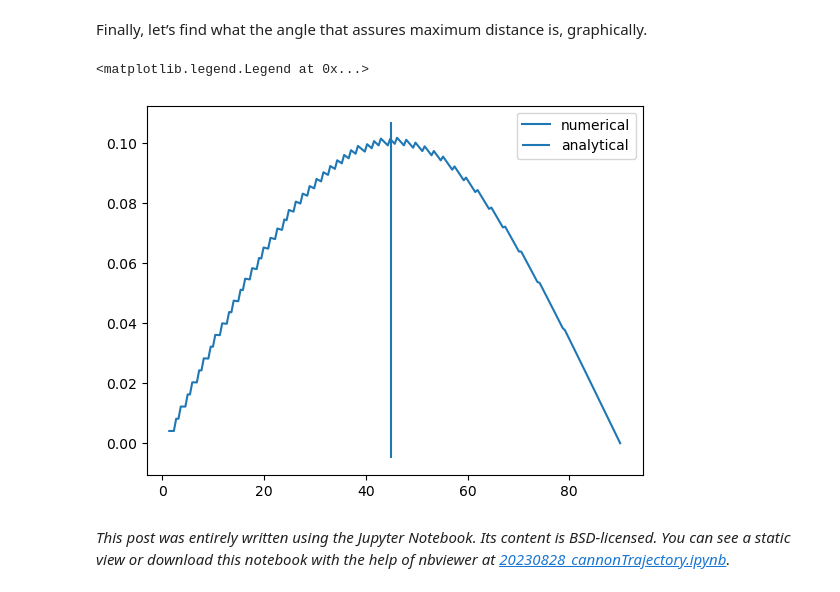
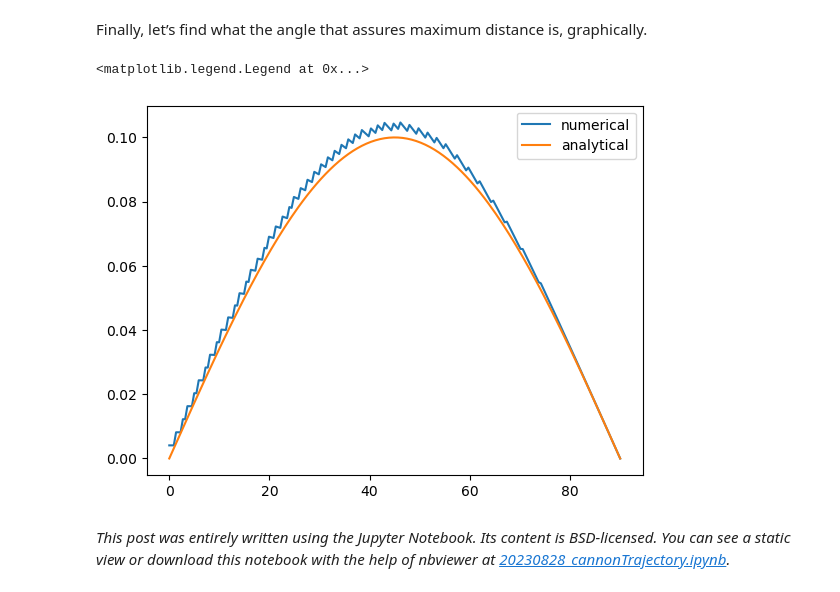
Before and after one commit to flothesof/posts, a Jupyter notebook: 20230828_cannonTrajectory.ipynb, the cells around one changed output. Cells and saved outputs as stored; diff of their text form; code cells hidden in the pictures.

```diff
--- a/20230828_cannonTrajectory.ipynb
+++ b/20230828_cannonTrajectory.ipynb
@@ -90,22 +90,23 @@ Finally, let’s find what the angle that assures maximum distance is, graphical
 # %%
 angles = np.linspace(0, 90, num=200)
 maxdists = []
 for theta0 in np.deg2rad(angles):
     y0 = [v0 * np.cos(theta0), v0 * np.sin(theta0), 0, 0]
     traj = analytical_trajectory(solver.t, y0)
-    sel = traj[1] > 0
-    if not np.alltrue(1 - sel):
-        maxdist = traj[0][sel].max()
-        maxdists.append(maxdist)
-    else:
-        maxdists.append(np.nan)
+
+    for i in range(traj.shape[1]):
+        if traj[1][i] < 0:
+            break
+
+    maxdist = traj[0][i]
+    maxdists.append(maxdist)
 
 fig, ax = plt.subplots()
 ax.plot(angles, maxdists, label='numerical')
-ax.vlines(45, *ax.get_ylim(), label='analytical')
+ax.plot(angles, 0.1 * np.sin(2 * np.deg2rad(angles)), label='analytical')
 ax.legend()
 # %% [output]
 <matplotlib.legend.Legend at 0x...>
-[figure, old version]
+[figure, new version]
 # %% [markdown]
 *This post was entirely written using the Jupyter Notebook. Its content is BSD-licensed. You can see a static view or download this notebook with the help of nbviewer at [20230828_cannonTrajectory.ipynb](http://nbviewer.ipython.org/urls/raw.github.com/flothesof/posts/master/20230828_cannonTrajectory.ipynb).*
```
